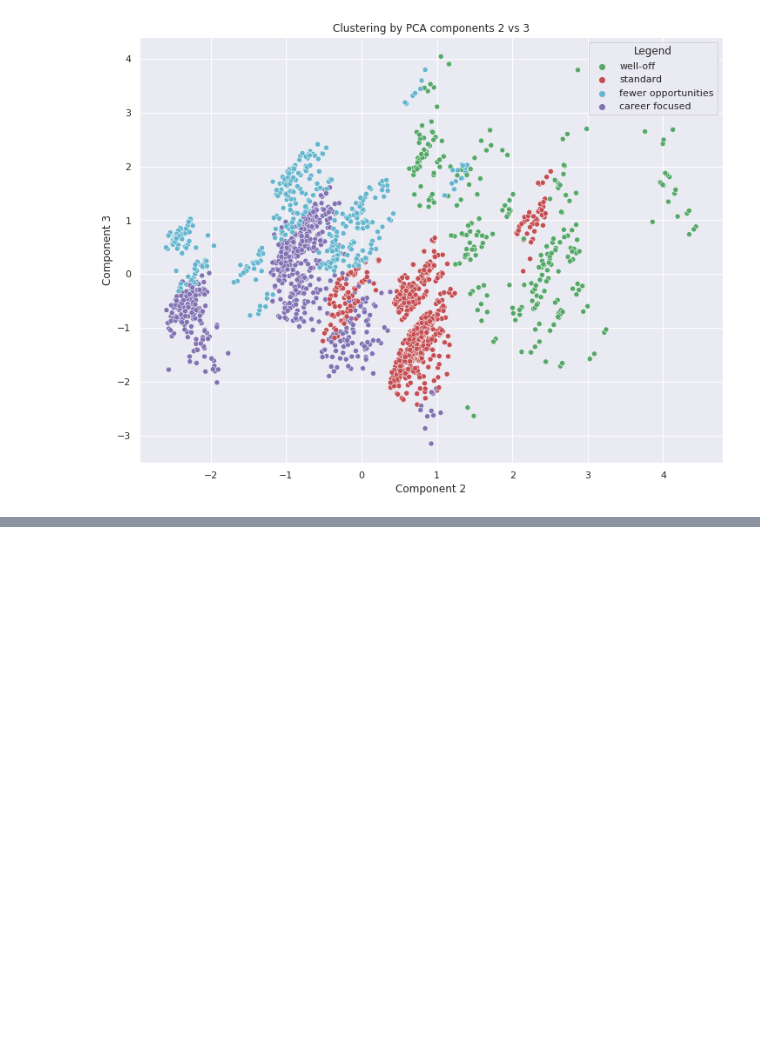
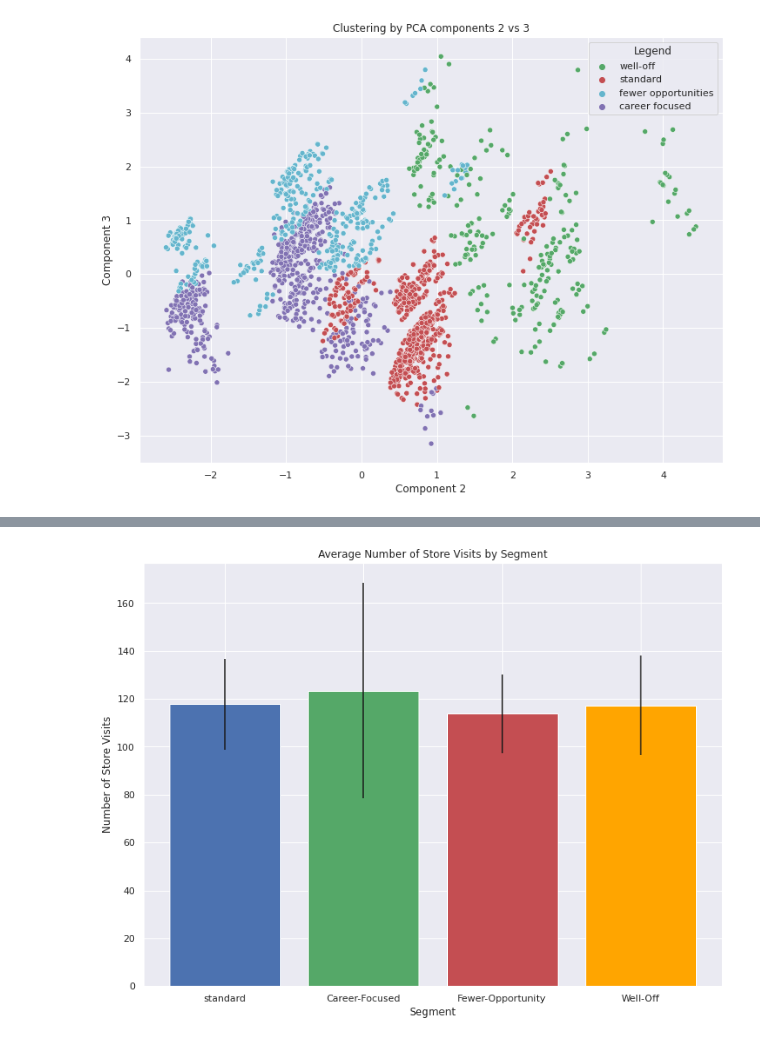
Before and after one commit to aryan-at-ul/customer_segmentation, a Jupyter notebook: customer_segmentation_handson.ipynb, the cells around one changed output, grey strips where cells are left out. Cells and saved outputs as stored; diff of their text form; code cells hidden in the pictures; blank space fills up the shorter version.

```diff
--- a/customer_segmentation_handson.ipynb
+++ b/customer_segmentation_handson.ipynb
@@ -435,0 +583,5 @@ pickle.dump(kmeans_pca,open('kmeans_pca.pickle','wb'))
+# %%
+#purchase occasion and purchacse incidences
+
+segment_mean = df_purchase_descr.groupby(['Segment']).mean()
+segment_mean
@@ -435,0 +595,3 @@ pickle.dump(kmeans_pca,open('kmeans_pca.pickle','wb'))
+# %%
+segment_std = df_purchase_descr.groupby(['Segment']).std()
+segment_std
@@ -435,0 +605,14 @@ pickle.dump(kmeans_pca,open('kmeans_pca.pickle','wb'))
+# %%
+plt.figure(figsize = (12,9))
+plt.bar(x = (0,1,2,3),
+        tick_label = ('standard','Career-Focused','Fewer-Opportunity','Well-Off'),
+        height = segment_mean['N_Visits'],
+        yerr = segment_std['N_Visits'],
+        color = ('b','g','r','orange'))
+
+plt.xlabel('Segment')
+plt.ylabel('Number of Store Visits')
+plt.title('Average Number of Store Visits by Segment')
+plt.show()
+# %% [output]
+[figure, added]
```
Also changed, not shown: parts of 31 cells of this notebook.
